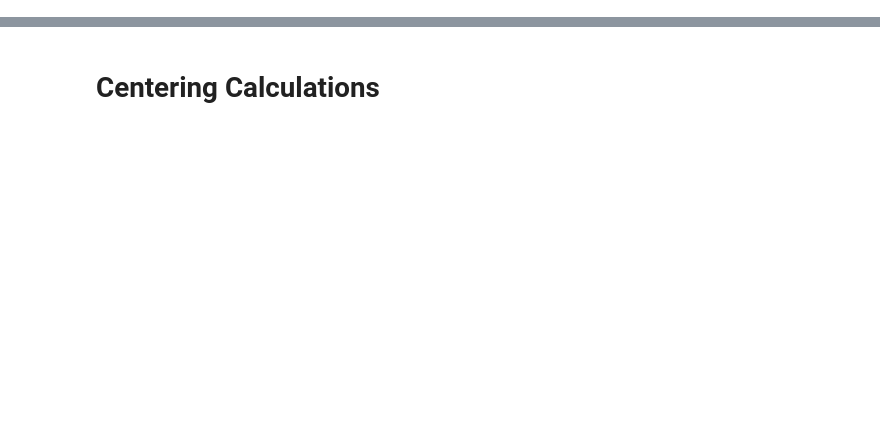
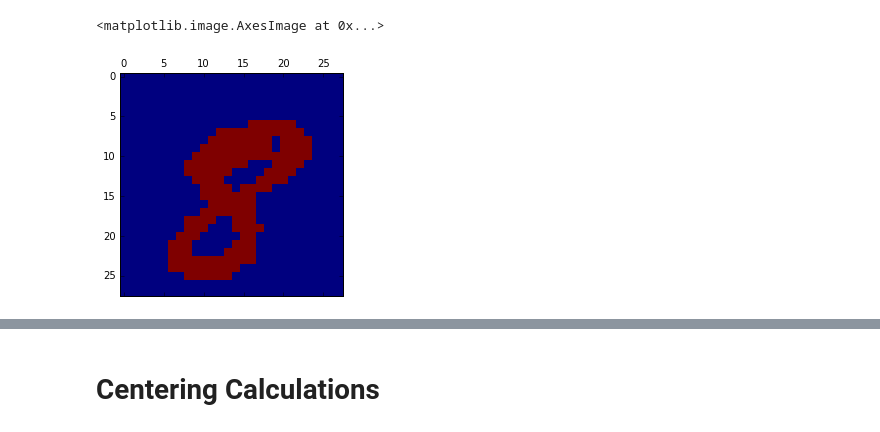
Before and after one commit to mdlai/digit_recognition, a Jupyter notebook: character_vision.ipynb, the cells around one changed output, grey strips where cells are left out. Drawn from its saved outputs; the diff is of its cells as text; code cells hidden in the pictures; blank space fills up the shorter version.

```diff
--- a/character_vision.ipynb
+++ b/character_vision.ipynb
@@ -32,0 +56,3 @@ plot_averages(boximages,label)
+# %%
+thresh = threshold_otsu(boximages[10])
+binary = boximages[10] > thresh
@@ -32,0 +61,5 @@ plot_averages(boximages,label)
+# %%
+plt.matshow(binary.astype(int))
+# %% [output]
+<matplotlib.image.AxesImage at 0x...>
+[figure, added]
```
Also changed, not shown: parts of 35 cells of this notebook, 2 other files.
